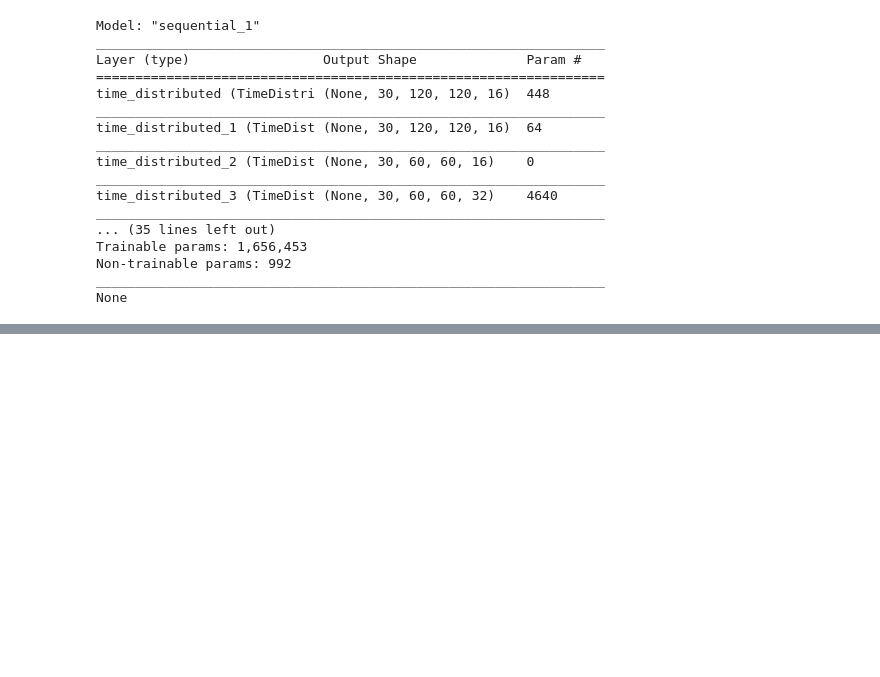
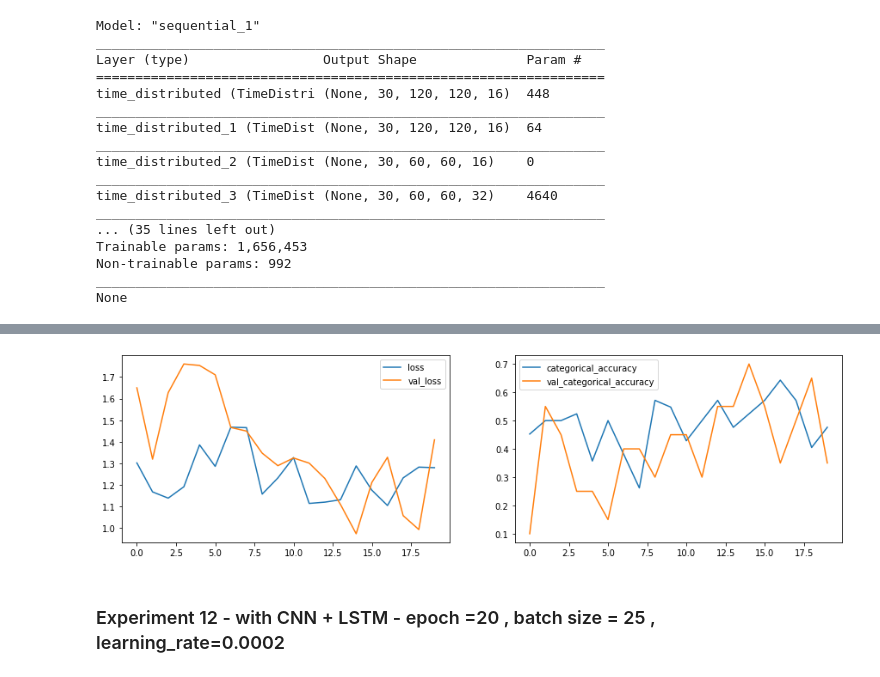
Before and after one commit to santoshramakumar/Gesture-Recognition-Case-Study-IIITB, a Jupyter notebook: Neural_Nets_Project_Starter_Code.ipynb, the cells around one changed output, grey strips where cells are left out. Drawn from its saved outputs; the diff is of its cells as text; code cells hidden in the pictures; blank space fills up the shorter version.

```diff
--- a/Neural_Nets_Project_Starter_Code.ipynb
+++ b/Neural_Nets_Project_Starter_Code.ipynb
@@ -656,6 +764,6 @@ if (num_val_sequences%batch_size) == 0:
 else:
     validation_steps = (num_val_sequences//batch_size) + 1
 
-history =  model_CNN_LSTM.fit(train_generator, steps_per_epoch=steps_per_epoch, epochs=num_epochs, verbose=1,
+history =  model.fit(train_generator, steps_per_epoch=steps_per_epoch, epochs=num_epochs, verbose=1,
                     callbacks=callbacks_list, validation_data=val_generator,
                     validation_steps=validation_steps, class_weight=None, workers=1, initial_epoch=0)
@@ -663,0 +794,20 @@ plot_score(history)
+# %%
+optimiser = tf.keras.optimizers.Adam(learning_rate=0.0002)
+model.compile(optimizer=optimiser, loss='categorical_crossentropy', metrics=['categorical_accuracy'])
+
+num_epochs = 20
+batch_size =  50
+
+if (num_train_sequences%batch_size) == 0:
+    steps_per_epoch = int(num_train_sequences/batch_size)
+else:
+    steps_per_epoch = (num_train_sequences//batch_size) + 1
+
+if (num_val_sequences%batch_size) == 0:
+    validation_steps = int(num_val_sequences/batch_size)
+else:
+    validation_steps = (num_val_sequences//batch_size) + 1
+
+history =  model.fit(train_generator, steps_per_epoch=steps_per_epoch, epochs=num_epochs, verbose=1,
+                    callbacks=callbacks_list, validation_data=val_generator,
+                    validation_steps=validation_steps, class_weight=None, workers=1, initial_epoch=0)
@@ -663,0 +832,6 @@ plot_score(history)
+# %%
+plot_score(history)
+# %% [output]
+[figure, added]
+# %% [markdown]
+### Experiment 12 - with CNN + LSTM  -  epoch =20 , batch size = 25 , learning_rate=0.0002
```
Also changed, not shown: parts of 19 cells of this notebook.
